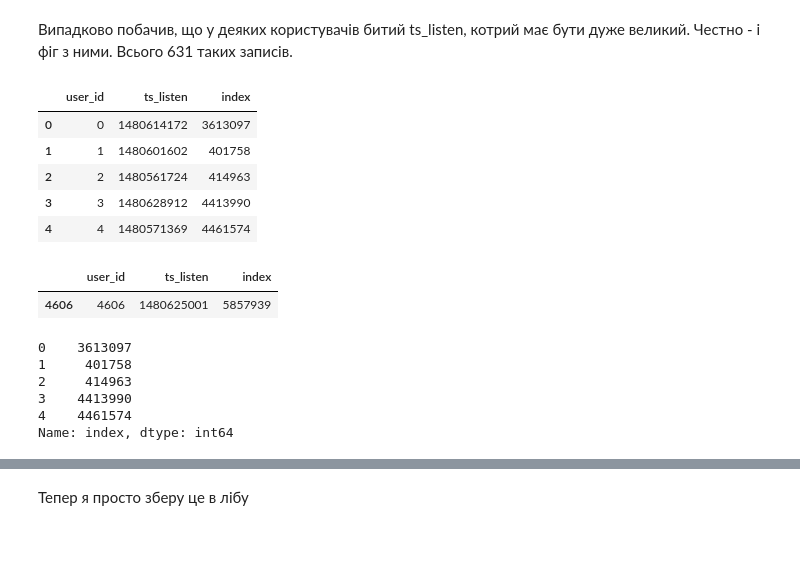
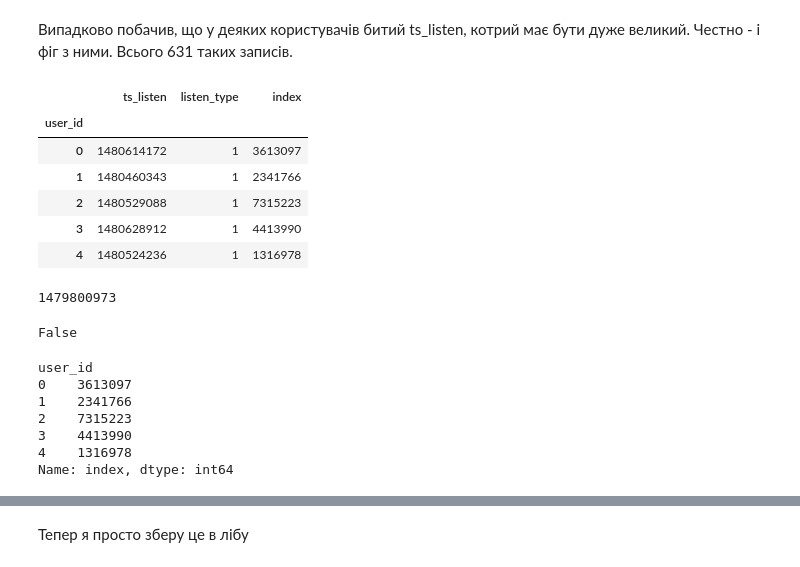
Before and after one commit to tsdaemon/mscs-competition2, a Jupyter notebook: AS_3_Validation-split.ipynb, the cells around one changed output, grey strips where cells are left out. Drawn from its saved outputs; the diff is of its cells as text; code cells hidden in the pictures; blank space fills up the shorter version.

```diff
--- a/AS_3_Validation-split.ipynb
+++ b/AS_3_Validation-split.ipynb
@@ -5,7 +5,7 @@
 import pandas as pd
 
 path_to_train = './data/train.csv'
-train = pd.read_csv(path_to_train, encoding='utf-8', usecols=['ts_listen', 'user_id'])
+train = pd.read_csv(path_to_train, encoding='utf-8', usecols=['ts_listen', 'user_id', 'listen_type'])
 train['index'] = train.index
 # %%
 train = train.sort_values(by='ts_listen', axis=0)
@@ -32,26 +32,31 @@ len(train[train["ts_listen"] < 1000000000])
 # %% [markdown]
 Випадково побачив, що у деяких користувачів битий ts_listen, котрий має бути дуже великий. Честно - і фіг з ними. Всього 631 таких записів.
 # %%
-by_user = train.groupby(['user_id'], as_index=False).last()
-by_user.head()
+test = train[train['listen_type'] == 1].groupby(['user_id']).last()
+test.head()
 # %% [output]
-|  | user_id | ts_listen | index |
-| 0 | 0 | 1480614172 | 3613097 |
-| 1 | 1 | 1480601602 | 401758 |
-| 2 | 2 | 1480561724 | 414963 |
-| 3 | 3 | 1480628912 | 4413990 |
-| 4 | 4 | 1480571369 | 4461574 |
+|  | ts_listen | listen_type | index |
+| user_id |  |  |  |
+| 0 | 1480614172 | 1 | 3613097 |
+| 1 | 1480460343 | 1 | 2341766 |
+| 2 | 1480529088 | 1 | 7315223 |
+| 3 | 1480628912 | 1 | 4413990 |
+| 4 | 1480524236 | 1 | 1316978 |
-# %%
-by_user[by_user["user_id"] == 4606]
-# %% [output]
-|  | user_id | ts_listen | index |
-| 4606 | 4606 | 1480625001 | 5857939 |
+# %%
+test.loc[6]['ts_listen']
+# %% [output]
+1479800973
+# %%
+7 in test.index
+# %% [output]
+False
 # %%
-by_user['index'].head()
+test['index'].head()
 # %% [output]
+user_id
 0    3613097
-1     401758
-2     414963
+1    2341766
+2    7315223
 3    4413990
-4    4461574
+4    1316978
 Name: index, dtype: int64
```
Also changed, not shown: parts of 12 cells of this notebook, 2 other files.
